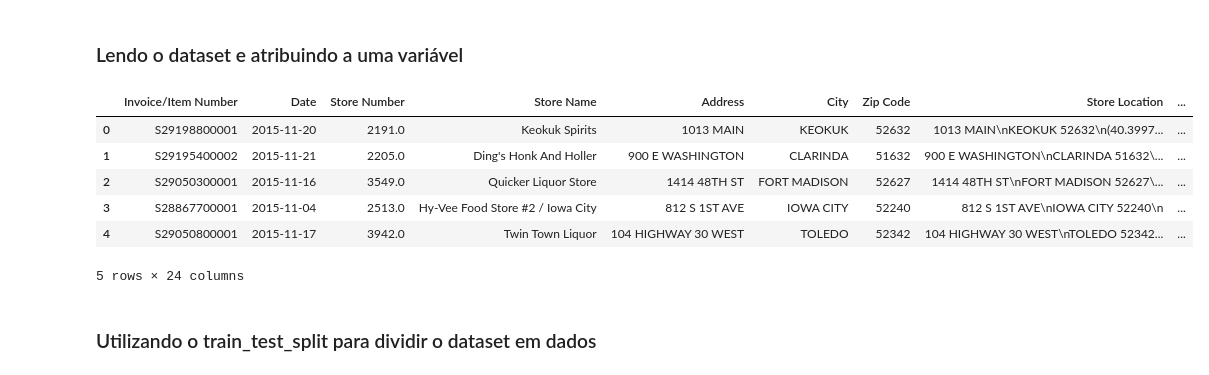
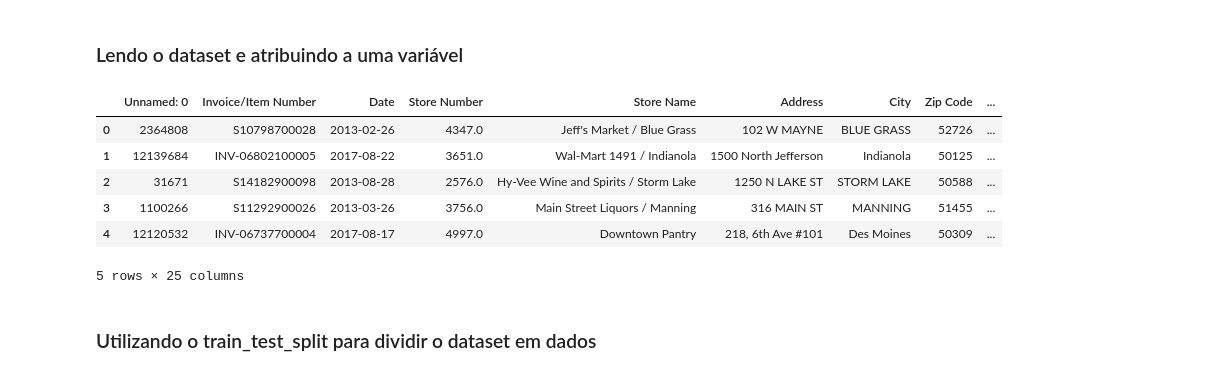
Before and after one commit to ajsalmeida/tesseract-team-future-projectliquor, a Jupyter notebook: notebooks/init.ipynb, the cells around one changed output. Drawn from its saved outputs; the diff is of its cells as text; code cells hidden in the pictures.

```diff
--- a/notebooks/init.ipynb
+++ b/notebooks/init.ipynb
@@ -48,8 +48,8 @@ Name: Volume Sold (Gallons), dtype: float64
 # %% [markdown]
 ### Lendo o dataset e atribuindo a uma variável
 # %%
-#df = pd.read_csv("../data/raw/Iowa_Liquor_Sales.csv", usecols=req_cols)
-dataset = pd.read_csv("../data/raw/Iowa_Liquor_Sales.csv",parse_dates=['Date'],dtype={
+#dataset = pd.read_csv("../data/raw/Iowa_Liquor_Sales.csv", usecols=req_cols)
+df = pd.read_csv("../data/raw/iowa_liquor_train_test_split_sample.csv",parse_dates=['Date'],dtype={
     'Invoice/Item Number': str,
     'Store Number': float,
     'Store Name': str,
@@ -75,15 +75,15 @@ dataset = pd.read_csv("../data/raw/Iowa_Liquor_Sales.csv",parse_dates=['Date'],d
     'Volume Sold (Gallons)': float
 })
 # %%
-dataset.head()
+df.head()
 # %% [output]
-|  | Invoice/Item Number | Date | Store Number | Store Name | Address | City | Zip Code | Store Location | ... |
-| 0 | S29198800001 | 2015-11-20 | 2191.0 | Keokuk Spirits | 1013 MAIN | KEOKUK | 52632 | 1013 MAIN\nKEOKUK 52632\n(40.3997... | ... |
-| 1 | S29195400002 | 2015-11-21 | 2205.0 | Ding's Honk And Holler | 900 E WASHINGTON | CLARINDA | 51632 | 900 E WASHINGTON\nCLARINDA 51632\... | ... |
-| 2 | S29050300001 | 2015-11-16 | 3549.0 | Quicker Liquor Store | 1414 48TH ST | FORT MADISON | 52627 | 1414 48TH ST\nFORT MADISON 52627\... | ... |
-| 3 | S28867700001 | 2015-11-04 | 2513.0 | Hy-Vee Food Store #2 / Iowa City | 812 S 1ST AVE | IOWA CITY | 52240 | 812 S 1ST AVE\nIOWA CITY 52240\n | ... |
-| 4 | S29050800001 | 2015-11-17 | 3942.0 | Twin Town Liquor | 104 HIGHWAY 30 WEST | TOLEDO | 52342 | 104 HIGHWAY 30 WEST\nTOLEDO 52342... | ... |
+|  | Unnamed: 0 | Invoice/Item Number | Date | Store Number | Store Name | Address | City | Zip Code | ... |
+| 0 | 2364808 | S10798700028 | 2013-02-26 | 4347.0 | Jeff's Market / Blue Grass | 102 W MAYNE | BLUE GRASS | 52726 | ... |
+| 1 | 12139684 | INV-06802100005 | 2017-08-22 | 3651.0 | Wal-Mart 1491 / Indianola | 1500 North Jefferson | Indianola | 50125 | ... |
+| 2 | 31671 | S14182900098 | 2013-08-28 | 2576.0 | Hy-Vee Wine and Spirits / Storm Lake | 1250 N LAKE ST | STORM LAKE | 50588 | ... |
+| 3 | 1100266 | S11292900026 | 2013-03-26 | 3756.0 | Main Street Liquors / Manning | 316 MAIN ST | MANNING | 51455 | ... |
+| 4 | 12120532 | INV-06737700004 | 2017-08-17 | 4997.0 | Downtown Pantry | 218, 6th Ave #101 | Des Moines | 50309 | ... |
-5 rows × 24 columns
+5 rows × 25 columns
 # %% [markdown]
 ### Utilizando o train_test_split para dividir o dataset em dados
 # %%
```
Also changed, not shown: parts of 58 cells of this notebook.
